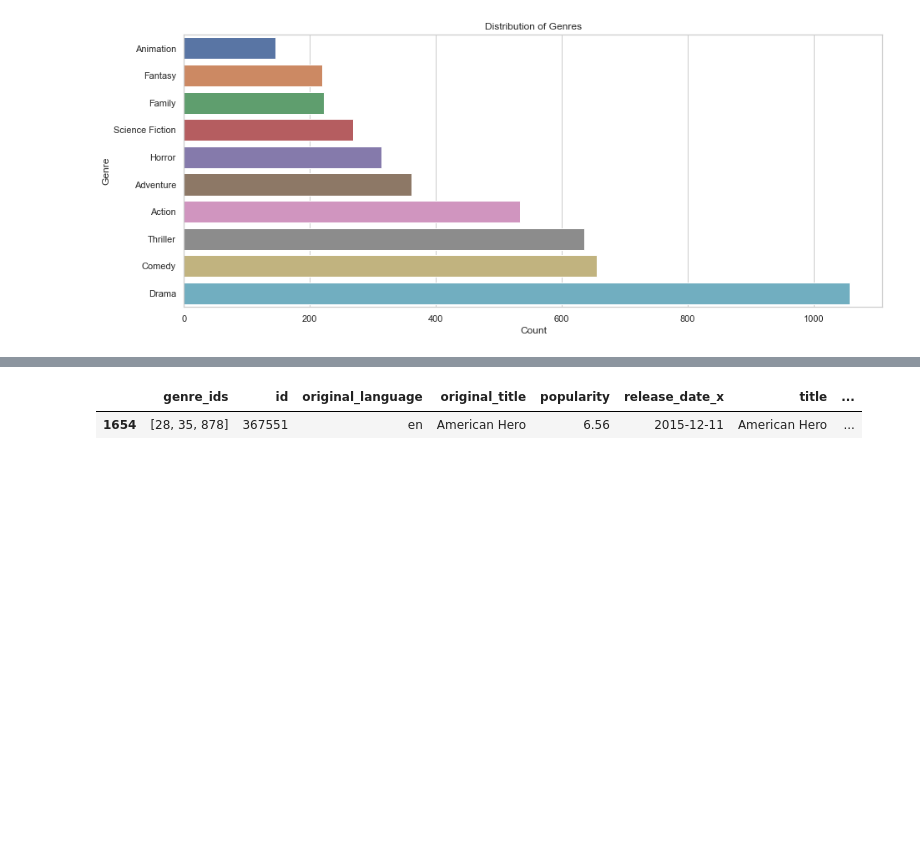
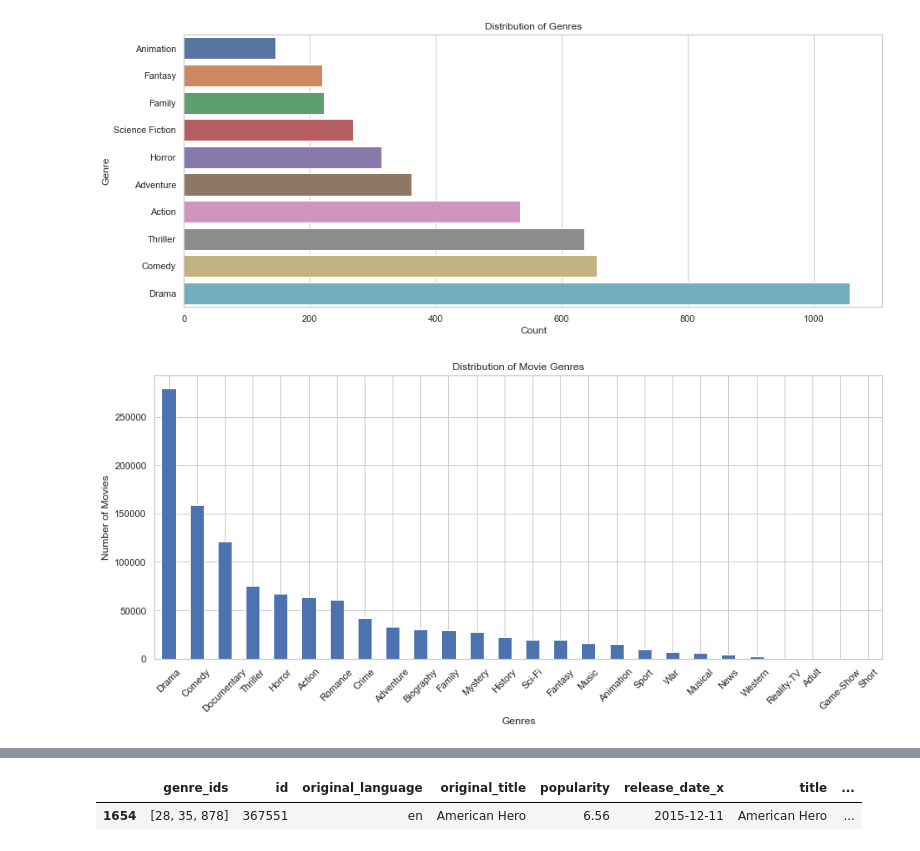
Before and after one commit to Iswana-O/dsc-phase-1-project, a Jupyter notebook: MICROSOFT MOVIE STUDIO ANALYSIS.ipynb, the cells around one changed output, grey strips where cells are left out. Cells and saved outputs as stored; diff of their text form; code cells hidden in the pictures; blank space fills up the shorter version.

```diff
--- a/MICROSOFT MOVIE STUDIO ANALYSIS.ipynb
+++ b/MICROSOFT MOVIE STUDIO ANALYSIS.ipynb
@@ -387,0 +345,5 @@ title_ratings_basics_df
+# %%
+movies_df = pd.merge(pd.merge(pd.merge(title_basics_df,title_ratings_df,on="tconst"),
+                          title_principals_df,on="tconst"),
+                     name_basics_df,on="nconst")
+movies_df
@@ -464,6 +440,19 @@ plt.title('Distribution of Genres')
 plt.show()
 # %% [output]
 [figure]
+# %%
+genre_counts = movies_df['genres'].str.split(',', expand=True).stack().value_counts()
+
+# Plot the genre distribution
+plt.figure(figsize=(15, 6))
+genre_counts.plot(kind='bar')
+plt.title('Distribution of Movie Genres')
+plt.xlabel('Genres')
+plt.ylabel('Number of Movies')
+plt.xticks(rotation=45)
+plt.show()
+# %% [output]
+[figure, added]
 # %%
 #Create two new columns: gross_profit and profit_margin (Drop any movies with 0 gross revenue)
 tmdb_movies_budgets_df['net_profit'] = tmdb_movies_budgets_df['worldwide_gross'] - tmdb_movies_budgets_df['production_budget']
```
Also changed, not shown: parts of 18 cells of this notebook, 1 other file.
